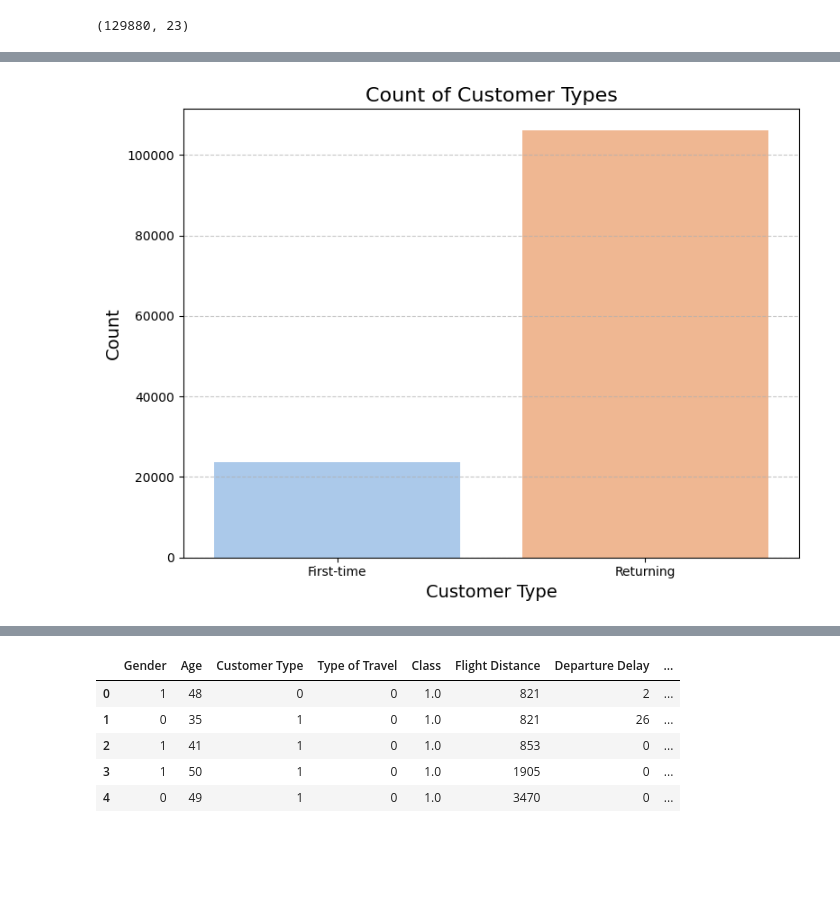
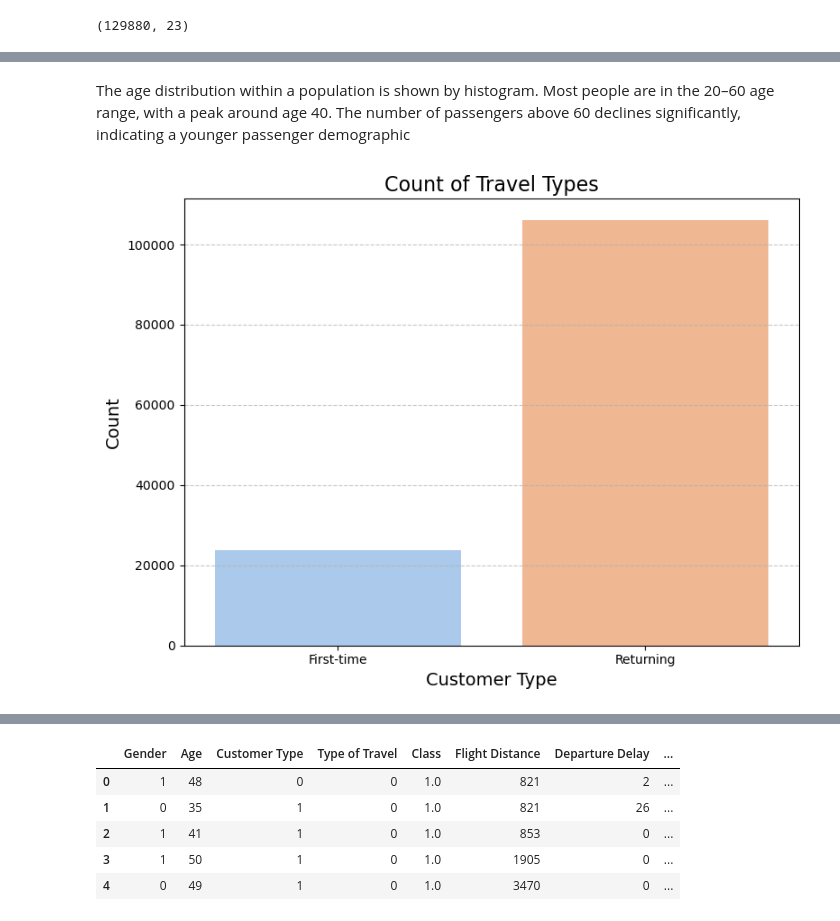
Before and after one commit to bobolaojelabi/Airline-Passenger-Satisfaction-and-Retention-Modeling, a Jupyter notebook: Airline_Satisfaction_and_Retention.ipynb, the cells around one changed output, grey strips where cells are left out. Saved outputs shown, nothing was run; the diff lists cells and outputs as text; code cells hidden in the pictures; blank space fills up the shorter version.

```diff
--- a/Airline_Satisfaction_and_Retention.ipynb
+++ b/Airline_Satisfaction_and_Retention.ipynb
@@ -124,11 +123,15 @@ plt.show()
+# %% [markdown]
+The age distribution within a population is shown by histogram. Most people are in the 20–60 age range, with a peak around age 40. The number of passengers above 60 declines significantly, indicating a younger passenger demographic
 # %%
+# Plot of Travel Types
+
 plt.figure(figsize=(8, 6))
 sns.countplot(data=df, x='Customer Type', palette='pastel')
-plt.title('Count of Customer Types', fontsize=16)
+plt.title('Count of Travel Types', fontsize=16)
 plt.xlabel('Customer Type', fontsize=14)
 plt.ylabel('Count', fontsize=14)
 plt.grid(axis='y', linestyle='--', alpha=0.7)
 plt.tight_layout()
 plt.show()
 # %% [output]
-[figure, old version]
+[figure, new version]
```
Also changed, not shown: parts of 19 cells of this notebook.
